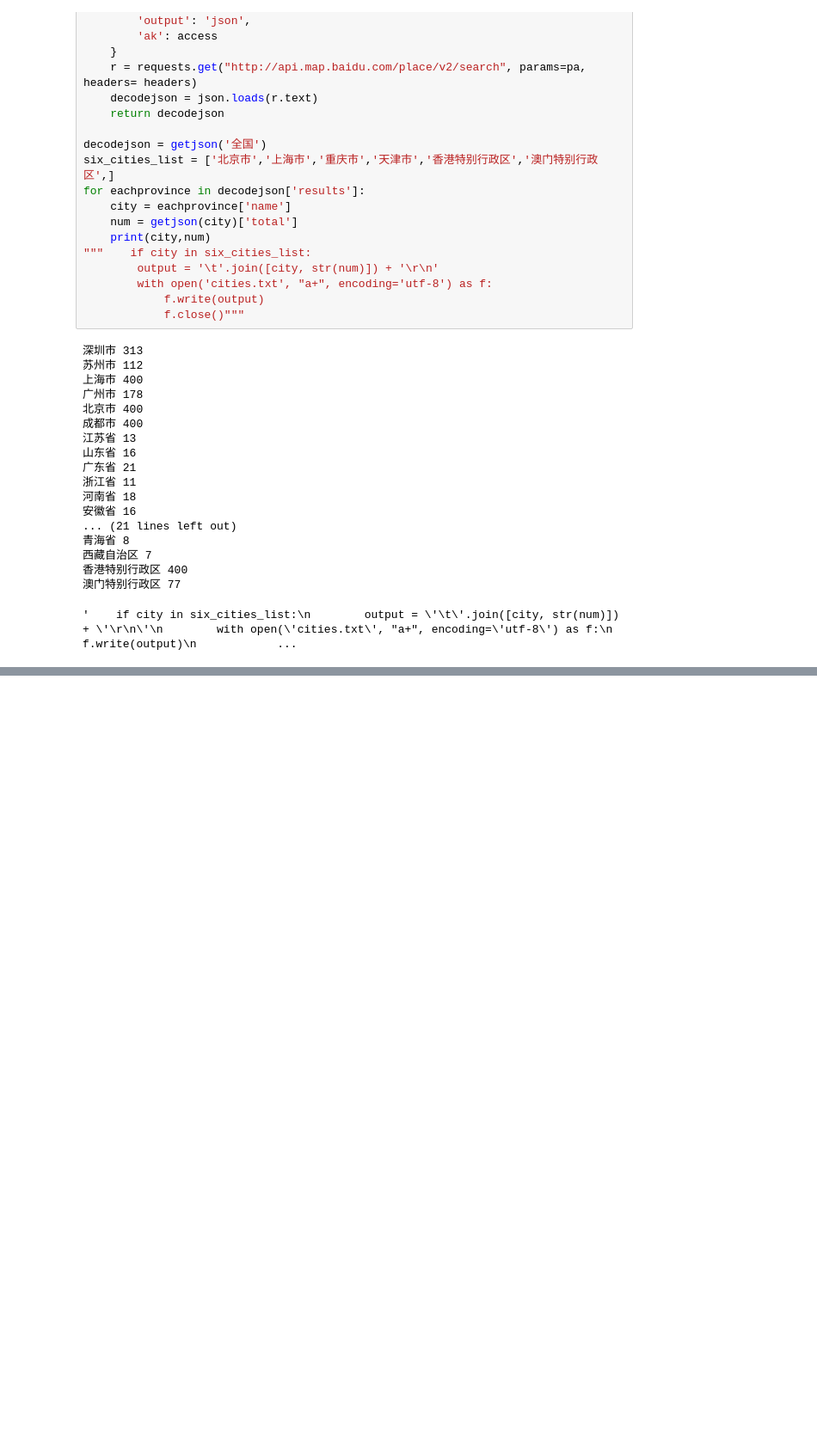
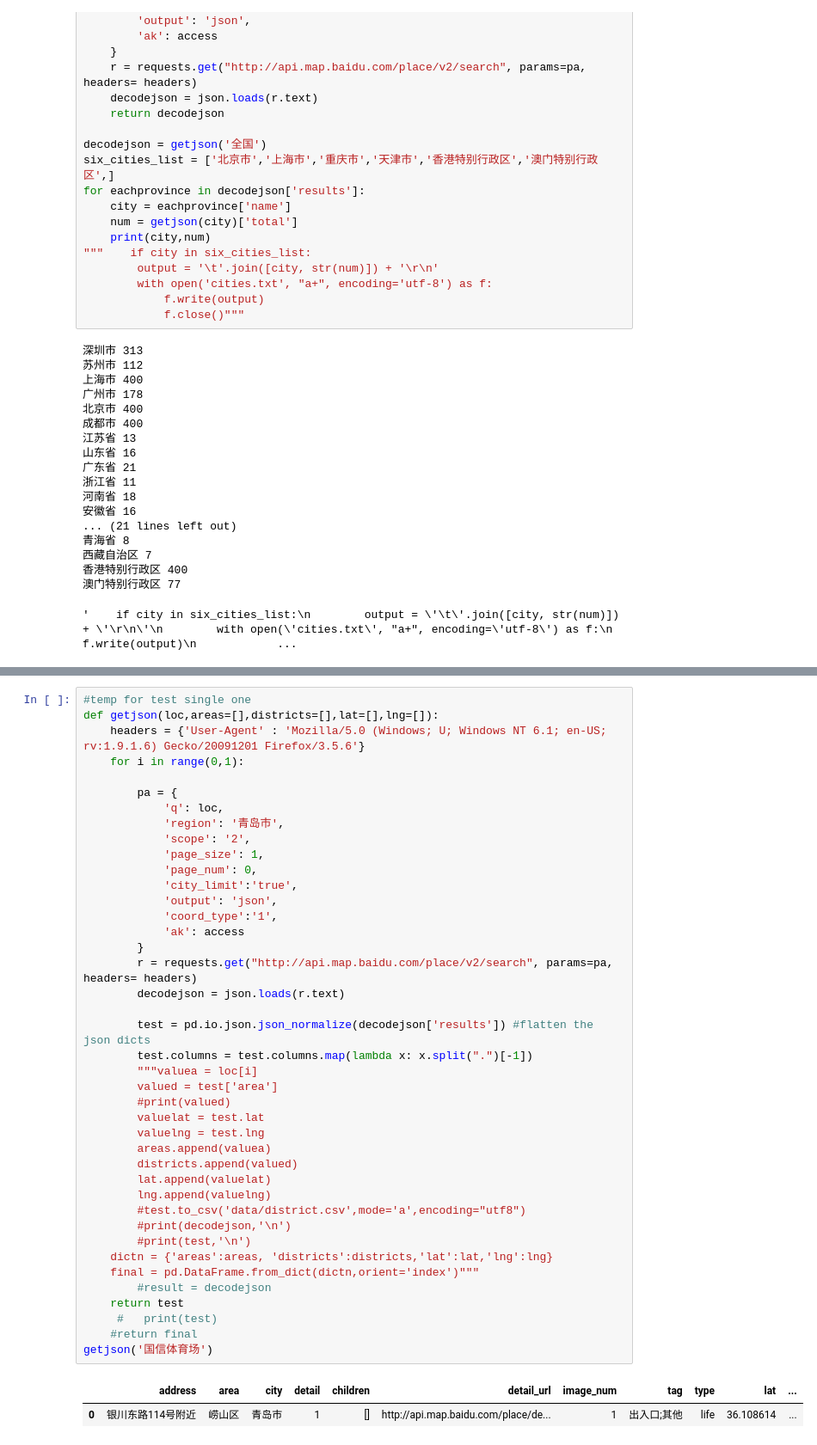
Before and after one commit to ffflora/city-in-data-science-qingdao, a Jupyter notebook: baidu-api.ipynb, the cells around one changed output, grey strips where cells are left out. Shown at 86% size. Cells and saved outputs as stored; diff of their text form; blank space fills up the shorter version.

```diff
--- a/baidu-api.ipynb
+++ b/baidu-api.ipynb
@@ -523,0 +205,44 @@ KeyError: 'result'
+# %%
+#temp for test single one
+def getjson(loc,areas=[],districts=[],lat=[],lng=[]):
+    headers = {'User-Agent' : 'Mozilla/5.0 (Windows; U; Windows NT 6.1; en-US; rv:1.9.1.6) Gecko/20091201 Firefox/3.5.6'}
+    for i in range(0,1):
+
+        pa = {
+            'q': loc,
+            'region': '青岛市',
+            'scope': '2',
+            'page_size': 1,
+            'page_num': 0,
+            'city_limit':'true',
+            'output': 'json',
+            'coord_type':'1',
+            'ak': access
+        }
+        r = requests.get("http://api.map.baidu.com/place/v2/search", params=pa, headers= headers)
+        decodejson = json.loads(r.text)
+
+        test = pd.io.json.json_normalize(decodejson['results']) #flatten the json dicts
+        test.columns = test.columns.map(lambda x: x.split(".")[-1])
+        """valuea = loc[i]
+        valued = test['area']
+        #print(valued)
+        valuelat = test.lat
+        valuelng = test.lng
+        areas.append(valuea)
+        districts.append(valued)
+        lat.append(valuelat)
+        lng.append(valuelng)
+        #test.to_csv('data/district.csv',mode='a',encoding="utf8")
+        #print(decodejson,'\n')
+        #print(test,'\n')
+    dictn = {'areas':areas, 'districts':districts,'lat':lat,'lng':lng}
+    final = pd.DataFrame.from_dict(dictn,orient='index')"""
+        #result = decodejson
+    return test
+     #   print(test)
+    #return final
+getjson('国信体育场')
+# %% [output]
+|  | address | area | city | detail | children | detail_url | image_num | tag | type | lat | ... |
+| 0 | 银川东路114号附近 | 崂山区 | 青岛市 | 1 | [] | http://api.map.baidu.com/place/de... | 1 | 出入口;其他 | life | 36.108614 | ... |
```
Also changed, not shown: parts of 15 cells of this notebook.
